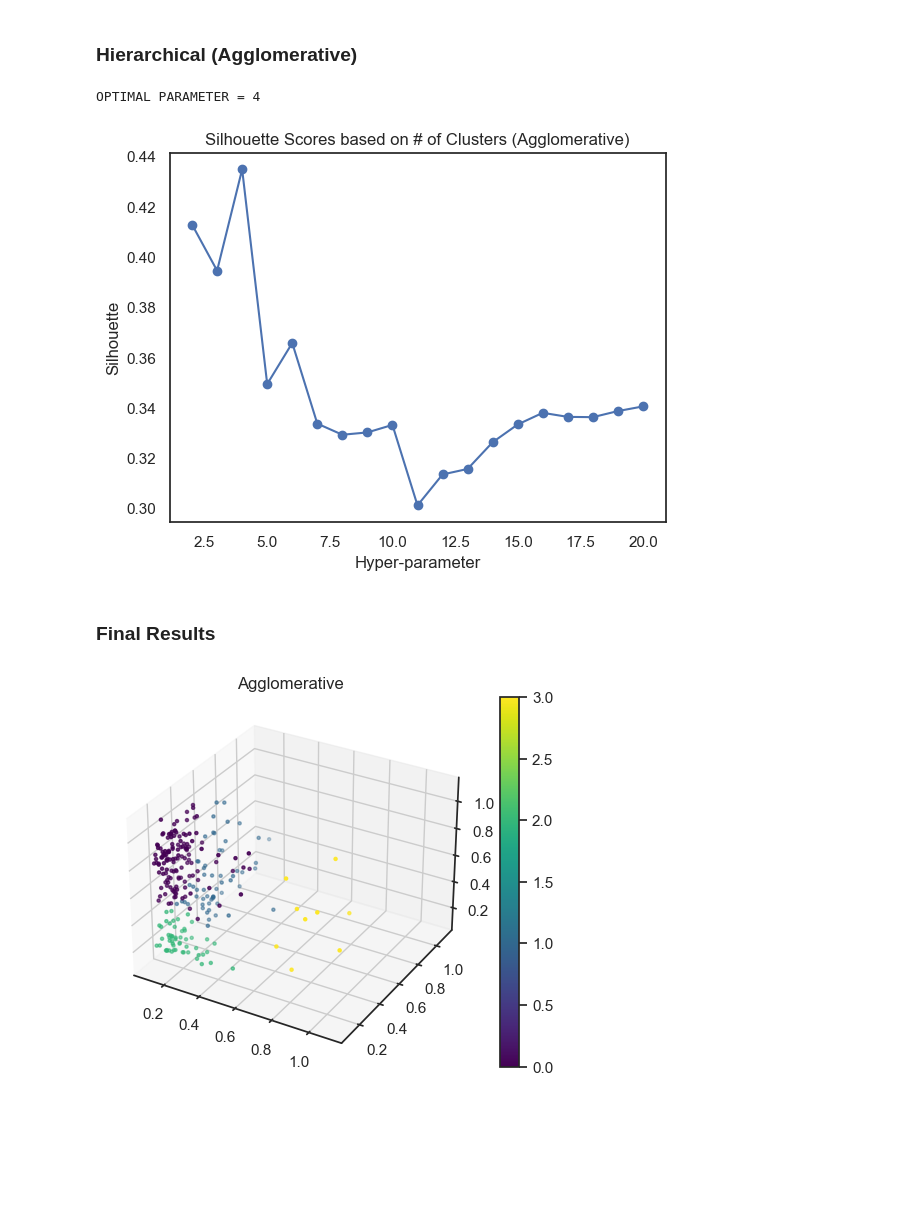
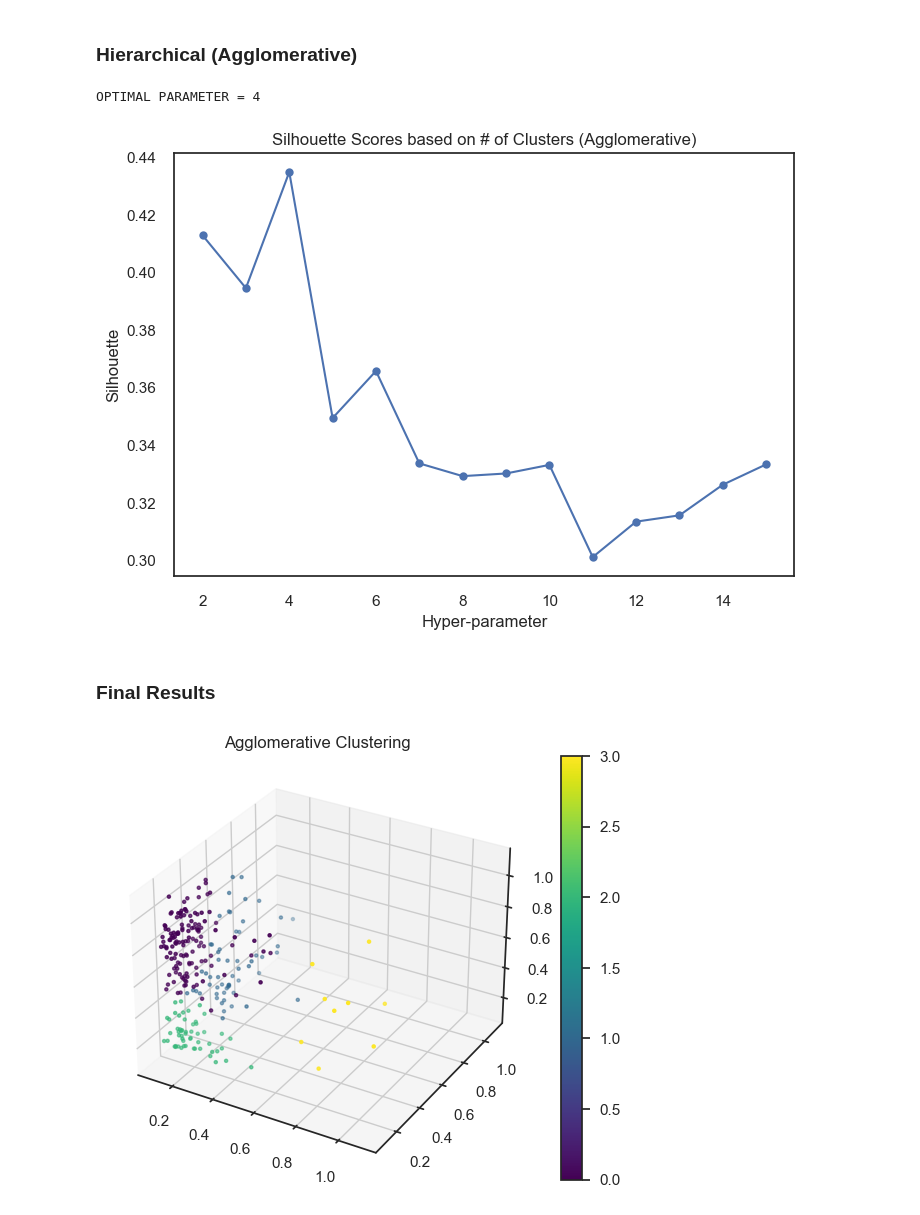
Before and after one commit to anly501/anly-501-project-5cminsuhlim, a Jupyter notebook: codes/05-clustering/clustering.ipynb, the cells around one changed output. Cells and saved outputs as stored; diff of their text form; code cells hidden in the pictures; blank space fills up the shorter version.

```diff
--- a/codes/05-clustering/clustering.ipynb
+++ b/codes/05-clustering/clustering.ipynb
@@ -64,7 +64,7 @@ import sklearn.cluster
 
 # THIS WILL ITERATE OVER ONE HYPER-PARAMETER (GRID SEARCH)
 # AND RETURN THE CLUSTER RESULT THAT OPTIMIZES THE SILHOUETTE SCORE
-def maximize_silhouette(X,algo="birch",nmax=20,i_plot=False):
+def maximize_silhouette(X,algo="birch",nmax=15,i_plot=False):
     # LOOP OVER HYPER-PARAM
     params=[]; sil_scores=[]
     name = algo
@@ -108,6 +108,7 @@ def maximize_silhouette(X,algo="birch",nmax=20,i_plot=False):
             opt_labels=labels
 
     print("OPTIMAL PARAMETER =",opt_param)
+    print("Silhouette Coefficient =",sil_max)
 
     if(i_plot):
         fig, ax = plt.subplots()
@@ -218,13 +238,13 @@ plot(X,opt_labels,'DBSCAN')
 opt_labels=maximize_silhouette(X,algo="ag",i_plot=True)
 # %% [output]
 OPTIMAL PARAMETER = 4
-[figure, old version]
+[figure, new version]
 # %% [markdown]
 ### Final Results
 # %%
-plot(X,opt_labels,'Agglomerative')
+plot(X,opt_labels,'Agglomerative Clustering')
 # %% [output]
-[figure, old version]
+[figure, new version]
 # %%
 from scipy.cluster.hierarchy import dendrogram, linkage
 
```
Also changed, not shown: parts of 12 cells of this notebook, 10 other files.
